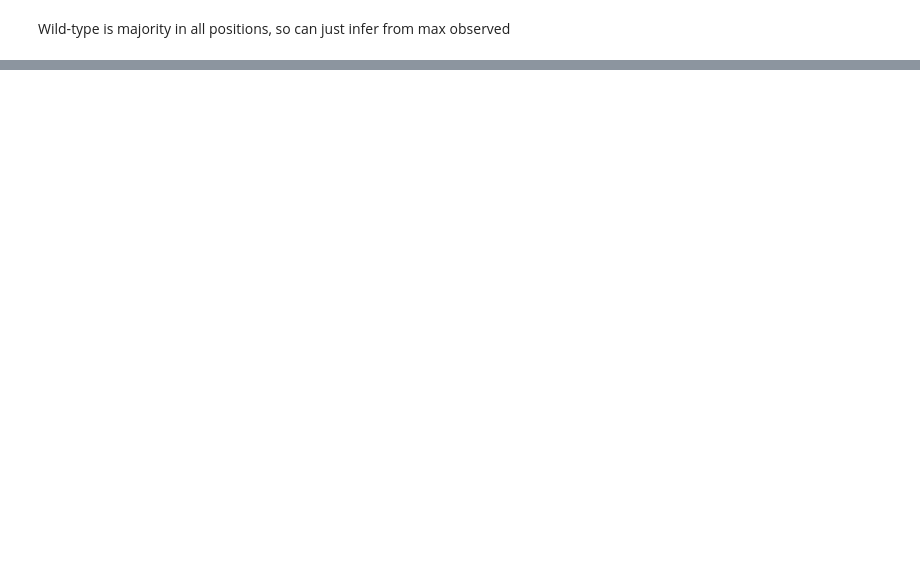
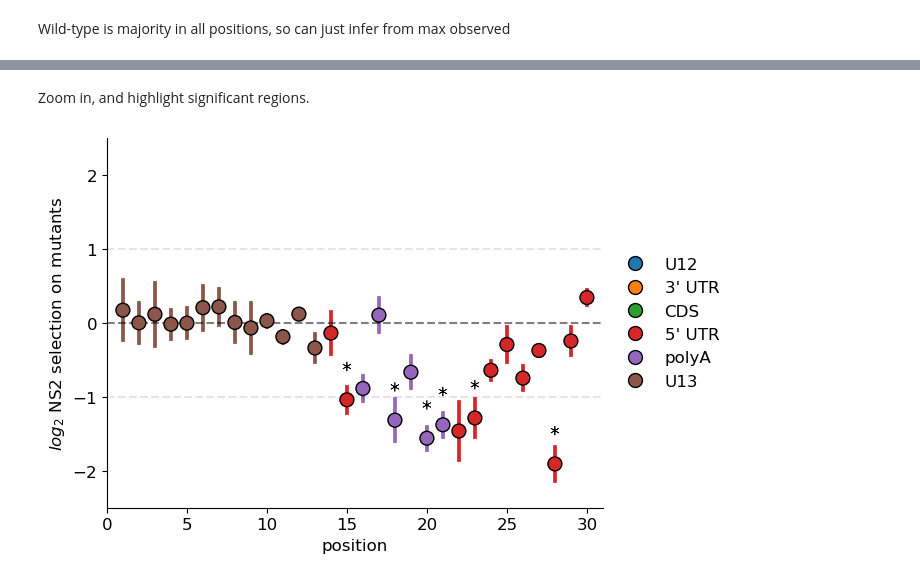
Before and after one commit to Russell-laboratory/NS2_sequence_specificity, a Jupyter notebook: Figures_sequencing.ipynb, the cells around one changed output, grey strips where cells are left out. Cells and saved outputs as stored; diff of their text form; code cells hidden in the pictures; blank space fills up the shorter version.

```diff
--- a/Figures_sequencing.ipynb
+++ b/Figures_sequencing.ipynb
@@ -510,3 +566,26 @@ plt.savefig('Figures/SNPcoordSelectionNoStat.pdf', format='pdf', bbox_inches = "
+# %% [markdown]
+Zoom in, and highlight significant regions.
 # %%
+freqCompare['significant'] = freqCompare.significant & (abs(freqCompare.enrichment) >= 1)
+freqCompare['sigGraph'] = freqCompare.enrichment + 0.45
 
-freqCompare
+graph = allPoints.merge(freqCompare[['FullLengthPos','significant']], on='FullLengthPos')
+ax = sns.pointplot(data=graph[(graph.FullLengthPos <= 30)], x='FullLengthPos', y='enrichment', hue='context', hue_order=['U12','3\' UTR','CDS','5\' UTR', 'polyA','U13'],  errorbar='sd', linestyle='none', native_scale=True, legend=False)
+
+sns.scatterplot(data = freqCompare[(freqCompare.FullLengthPos <= 30) & (freqCompare.significant)], x='FullLengthPos', y='sigGraph',style='significant', markers = {True:(6,2,0), False:(6,2,0)}, color='0',ax=ax, s=40, legend=False)
+sns.scatterplot(data = freqCompare[(freqCompare.FullLengthPos <= 30) ], x='FullLengthPos', y='enrichment', hue='context', hue_order=['U12','3\' UTR','CDS','5\' UTR', 'polyA','U13'], edgecolor=
+            'k',s=100,zorder=2.5, linewidth=1)
+
+ax.set_xlim(0,31)
+
+ax.axhline(y=1, color = 'k',ls = '--', alpha =0.1)
+ax.axhline(y=-1, color = 'k',ls = '--', alpha =0.1)
+sns.despine()
+plt.ylim(-2.5,2.5)
+ax.legend(loc='center left', bbox_to_anchor=(1, 0.5), frameon=False)
+ax.set_ylabel('$log_{2}$ NS2 selection on mutants')
+plt.xlabel('position')
+plt.axhline(y=0, color = 'k',ls = '--', alpha =0.5)
+plt.savefig('Figures/NEPvRNAprom.pdf',format='pdf', bbox_inches = "tight")
+# %% [output]
+[figure, added]
```
Also changed, not shown: parts of 17 cells of this notebook, 20 other files.
